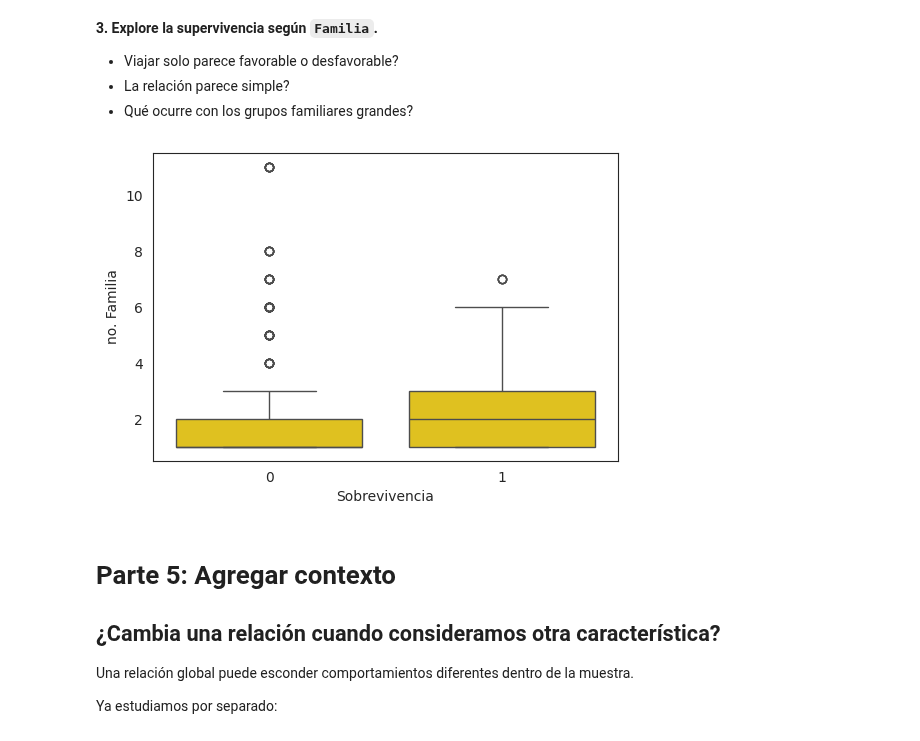
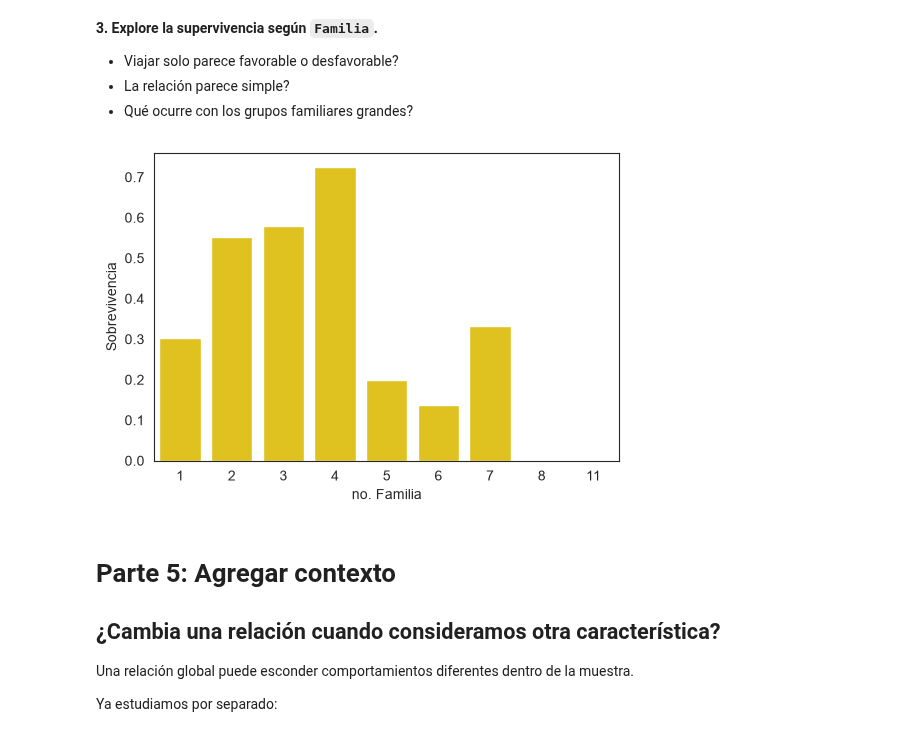
Before and after one commit to tobi557/ML_USM, a Jupyter notebook: Actividades/Semana02_EDA_Titanic_actividad_clase.ipynb, the cells around one changed output. Saved outputs shown, nothing was run; the diff lists cells and outputs as text; code cells hidden in the pictures.

```diff
--- a/Actividades/Semana02_EDA_Titanic_actividad_clase.ipynb
+++ b/Actividades/Semana02_EDA_Titanic_actividad_clase.ipynb
@@ -60,7 +53,7 @@ Las principales características disponibles son:
 - `Cabin`: cabina
 - `Embarked`: puerto de embarque, C = Cherbourg, Q = Queenstown, S = Southampton
 # %%
-titanic = pd.read_csv("/content/drive/MyDrive/titanic_semana_02.csv")
+titanic = pd.read_csv("data/titanic_semana_02.csv")
 titanic.head()
 # %% [output]
 |  | PassengerId | Survived | Pclass | Name | Sex | Age | SibSp | Parch | Ticket | Fare | ... |
@@ -430,0 +434,23 @@ plt.show()
+# %%
+titanic["Age_Group"] = pd.cut(
+    titanic["Age"],
+    bins=[0, 12, 18, 35, 60, 100],
+    labels=["Niños", "Adolescentes", "Jóvenes", "Adultos", "Mayores"],
+)
+
+# 2. Plot erstellen
+plt.figure(figsize=(8, 4))
+sns.barplot(
+    data=titanic,
+    x="Age_Group",
+    y="Survived",
+    errorbar=None,
+    color="gold",
+)
+
+plt.xlabel("Grupo de Edad")
+plt.ylabel("Fracción de supervivencia")
+plt.title("Supervivencia según edad")
+plt.ylim(0, 1)
+
+plt.show()
@@ -437,15 +479,15 @@ plt.show()
 # %%
 # Escriba aquí su código
 plt.figure(figsize=(6,4))
 
-sns.boxplot(data=titanic, x="Survived", y="Familia", color='gold')
+sns.barplot(data=titanic, x="Familia", y="Survived", errorbar = None, color='gold')
 
-plt.xlabel("Sobrevivencia")
-plt.ylabel("no. Familia")
+plt.ylabel("Sobrevivencia")
+plt.xlabel("no. Familia")
 
 plt.show()
 # %% [output]
-[figure, old version]
+[figure, new version]
 # %% [markdown]
 # Parte 5: Agregar contexto
 
```
Also changed, not shown: parts of 26 cells of this notebook.
